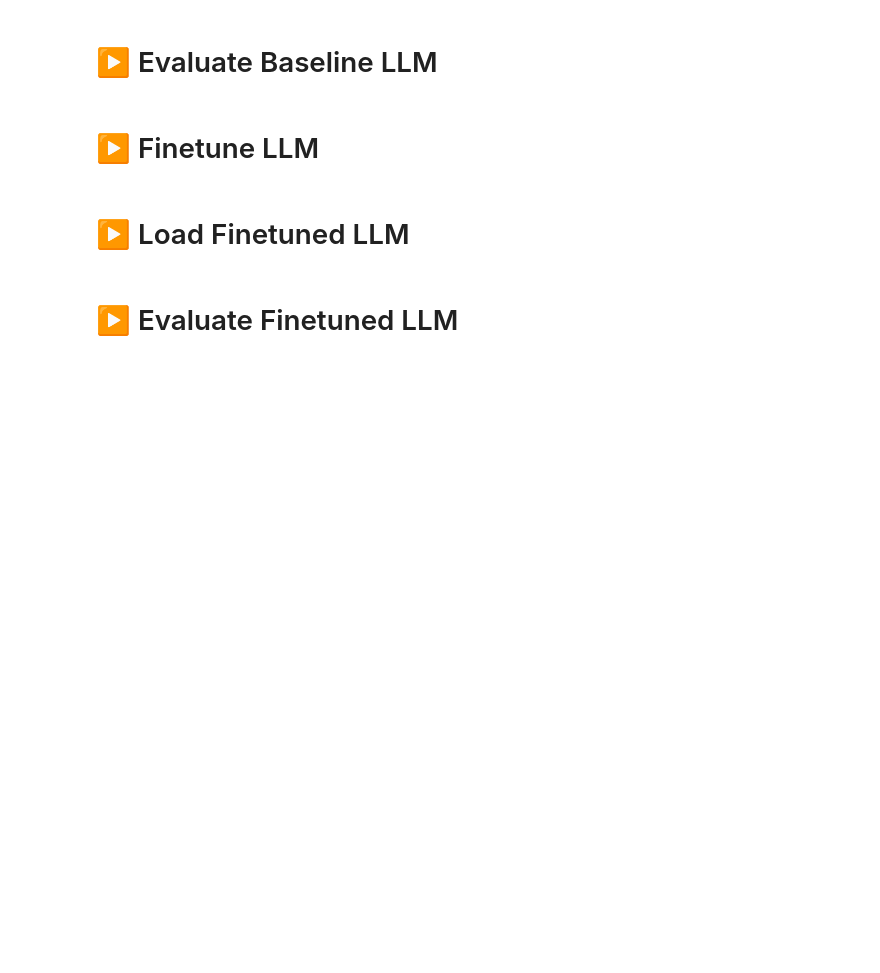
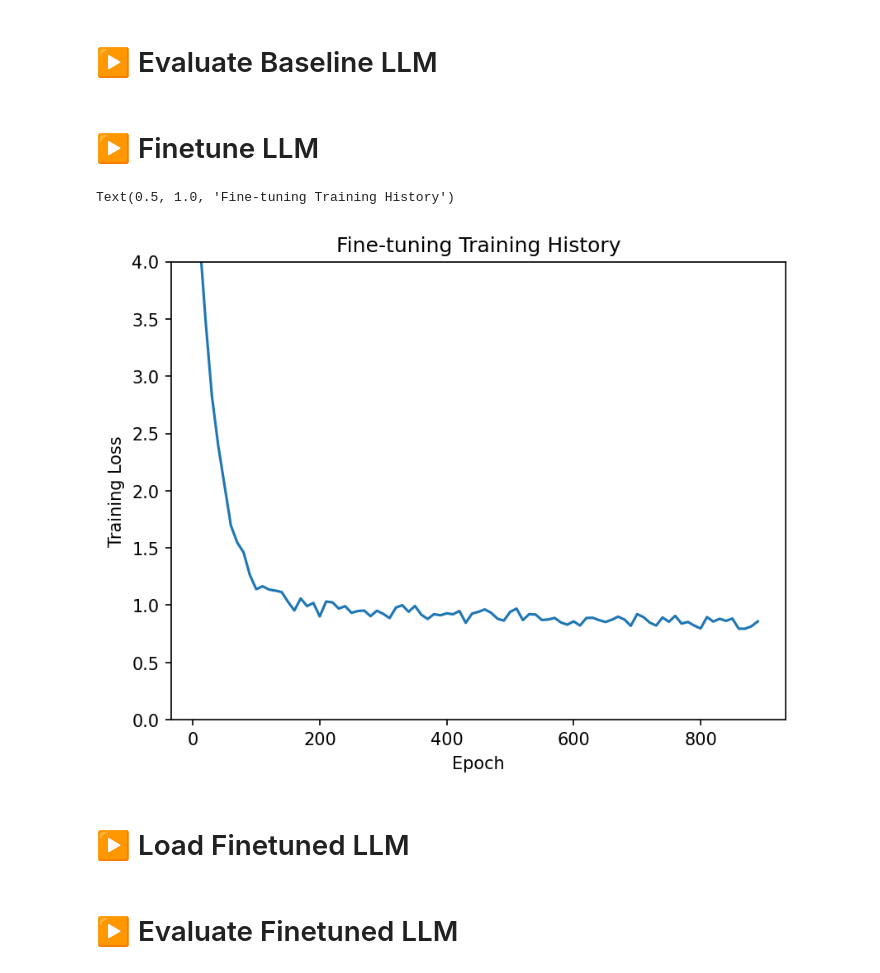
Before and after one commit to Alzter/silverpond-llm-finetuning, a Jupyter notebook: notebooks/osha_injuries.ipynb, the cells around one changed output. Drawn from its saved outputs; the diff is of its cells as text; code cells hidden in the pictures; blank space fills up the shorter version.

Commit message:
Save and plot training history

```diff
--- a/notebooks/osha_injuries.ipynb
+++ b/notebooks/osha_injuries.ipynb
@@ -151,6 +151,26 @@ history = ft.finetune( # Will save the model to the directory: FINETUNED_LLM_PAT
 )
 # %%
 history.to_csv(os.path.join(ROOT_DIR, "results/multi-class/loss_history.csv"), index=False) # Save the training history
+# %%
+# Plot the training history and save the plot
+import math
+from matplotlib import pyplot as plt
+
+plt.rcParams['figure.dpi'] = 150
+plt.plot(history.set_index("Step"))
+plt.xlabel("Epoch")
+plt.ylabel("Training Loss")
+
+loss_max = math.ceil(history['Training Loss'].max())
+plt.ylim([0, loss_max])
+
+plt.title("Fine-tuning Training History")
+
+path = os.path.join(ROOT_DIR, "results/multi-class/loss_history.png")
+plt.savefig( path, dpi=200, bbox_inches='tight' )
+# %% [output]
+Text(0.5, 1.0, 'Fine-tuning Training History')
+[figure, added]
 # %% [markdown]
 # ▶️ Load Finetuned LLM
 # %%
```
